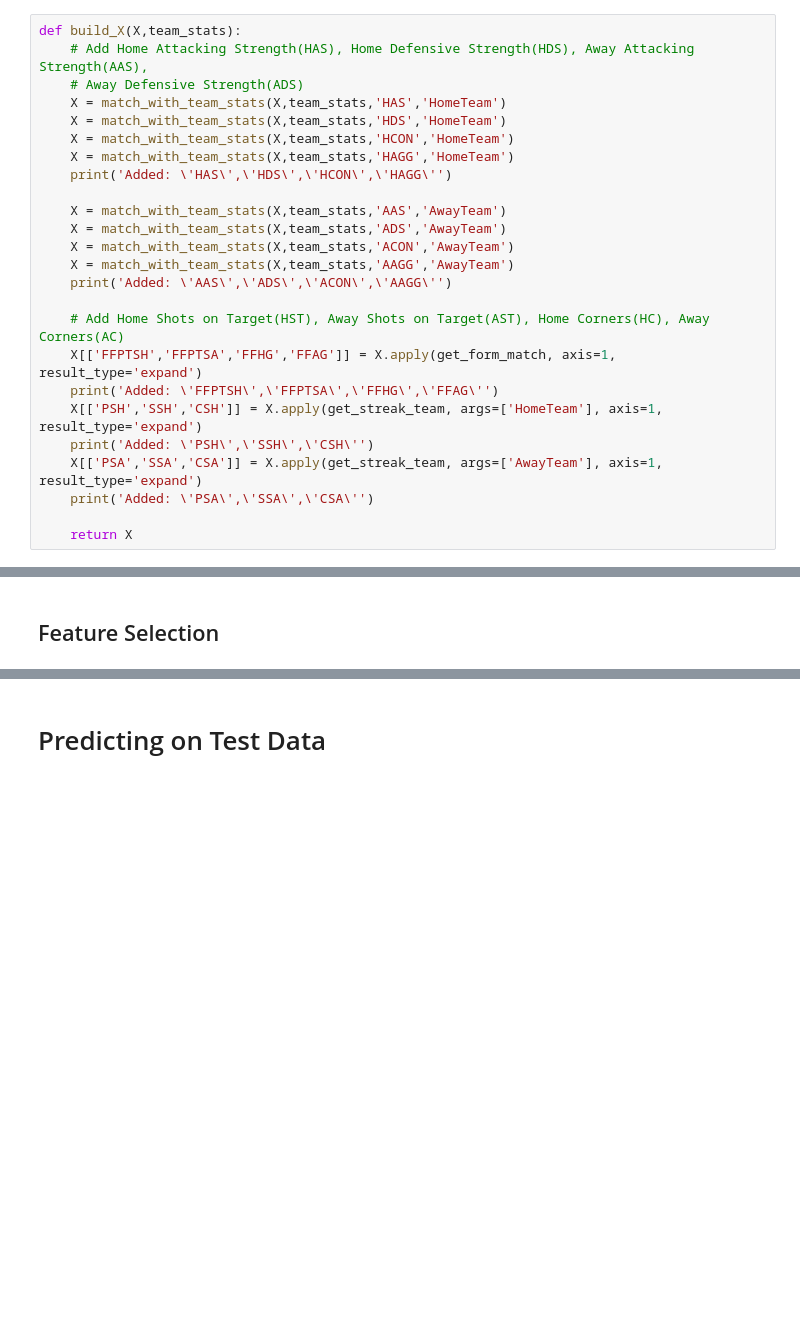
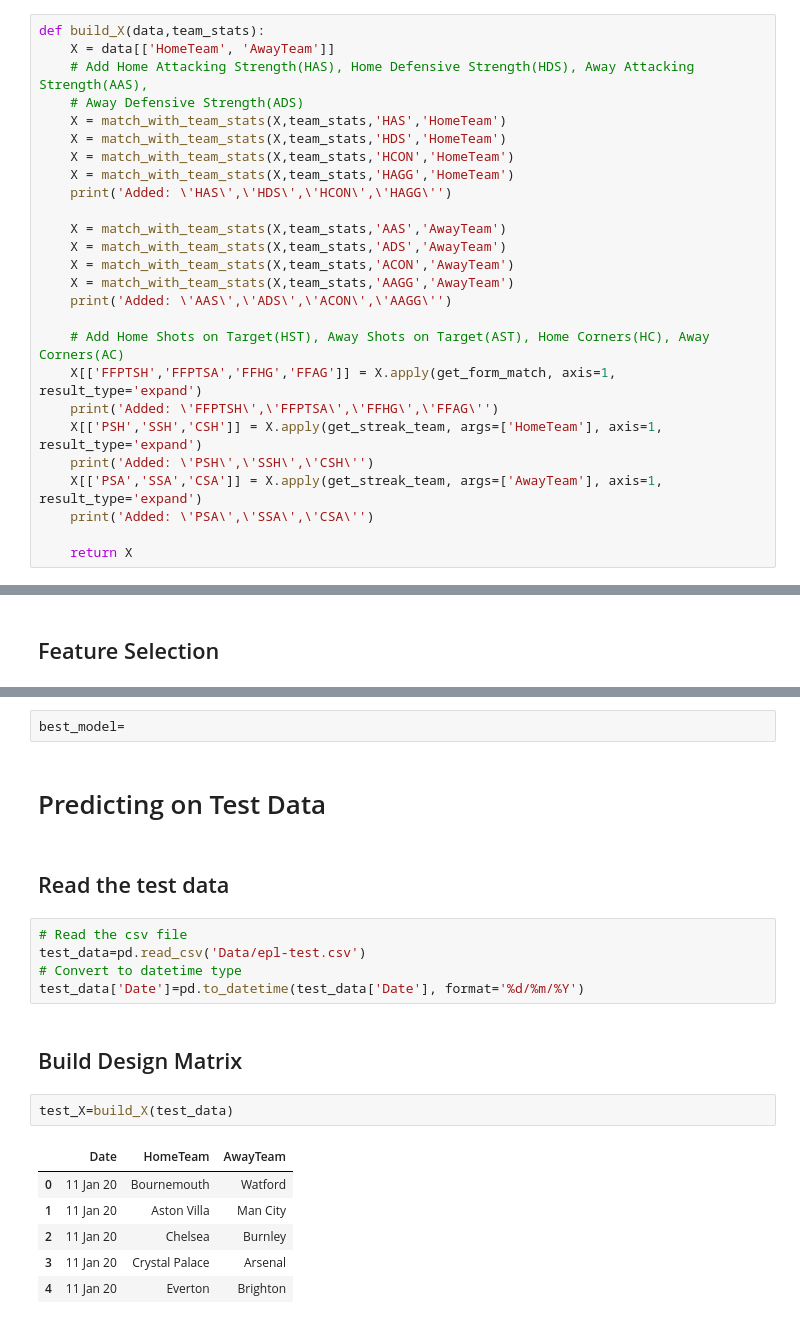
Before and after one commit to arundathi-shanthini/Beat-the-Bookie, a Jupyter notebook: Code/Beat The Bookie.ipynb, the cells around one changed output, grey strips where cells are left out. Drawn from its saved outputs; the diff is of its cells as text; blank space fills up the shorter version.

Commit message:
Added Prediction on test data set

```diff
--- a/Code/Beat The Bookie.ipynb
+++ b/Code/Beat The Bookie.ipynb
@@ -622,7 +622,8 @@ def match_with_team_stats(X,team_stats,col_to_add,left_on,right_on='Team'):
                                                                                     drop(right_on, axis = 1)
     return X
 # %%
-def build_X(X,team_stats):
+def build_X(data,team_stats):
+    X = data[['HomeTeam', 'AwayTeam']]
     # Add Home Attacking Strength(HAS), Home Defensive Strength(HDS), Away Attacking Strength(AAS),
     # Away Defensive Strength(ADS)
     X = match_with_team_stats(X,team_stats,'HAS','HomeTeam')
@@ -1294,2 +1375,22 @@ plot_test_scores_for_models(all_scores)
+# %%
+best_model=
 # %% [markdown]
 # Predicting on Test Data
+# %% [markdown]
+## Read the test data
+# %%
+# Read the csv file
+test_data=pd.read_csv('Data/epl-test.csv')
+# Convert to datetime type
+test_data['Date']=pd.to_datetime(test_data['Date'], format='%d/%m/%Y')
+# %% [markdown]
+## Build Design Matrix
+# %%
+test_X=build_X(test_data)
+# %% [output]
+|  | Date | HomeTeam | AwayTeam |
+| 0 | 11 Jan 20 | Bournemouth | Watford |
+| 1 | 11 Jan 20 | Aston Villa | Man City |
+| 2 | 11 Jan 20 | Chelsea | Burnley |
+| 3 | 11 Jan 20 | Crystal Palace | Arsenal |
+| 4 | 11 Jan 20 | Everton | Brighton |
```
Also changed, not shown: parts of 33 cells of this notebook.
